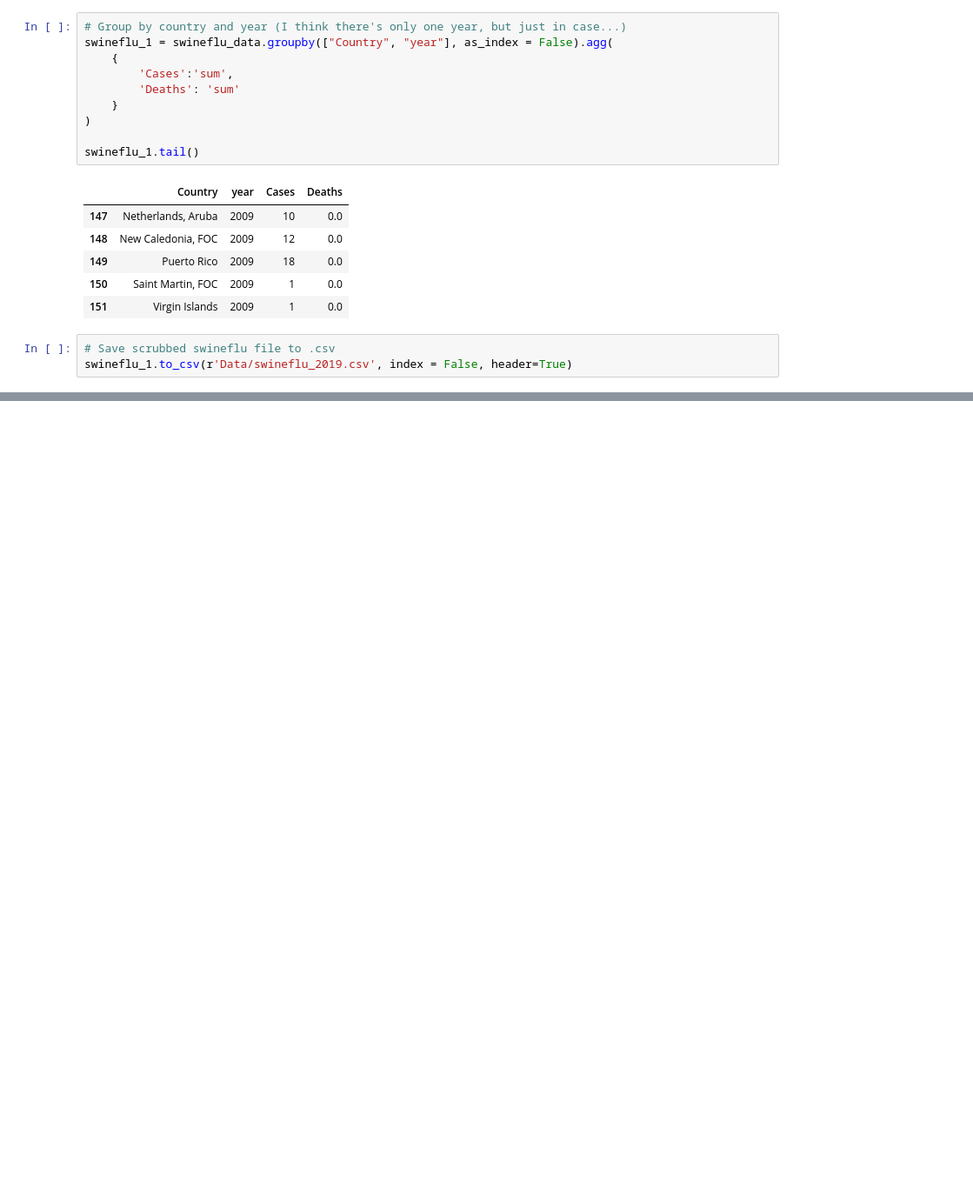
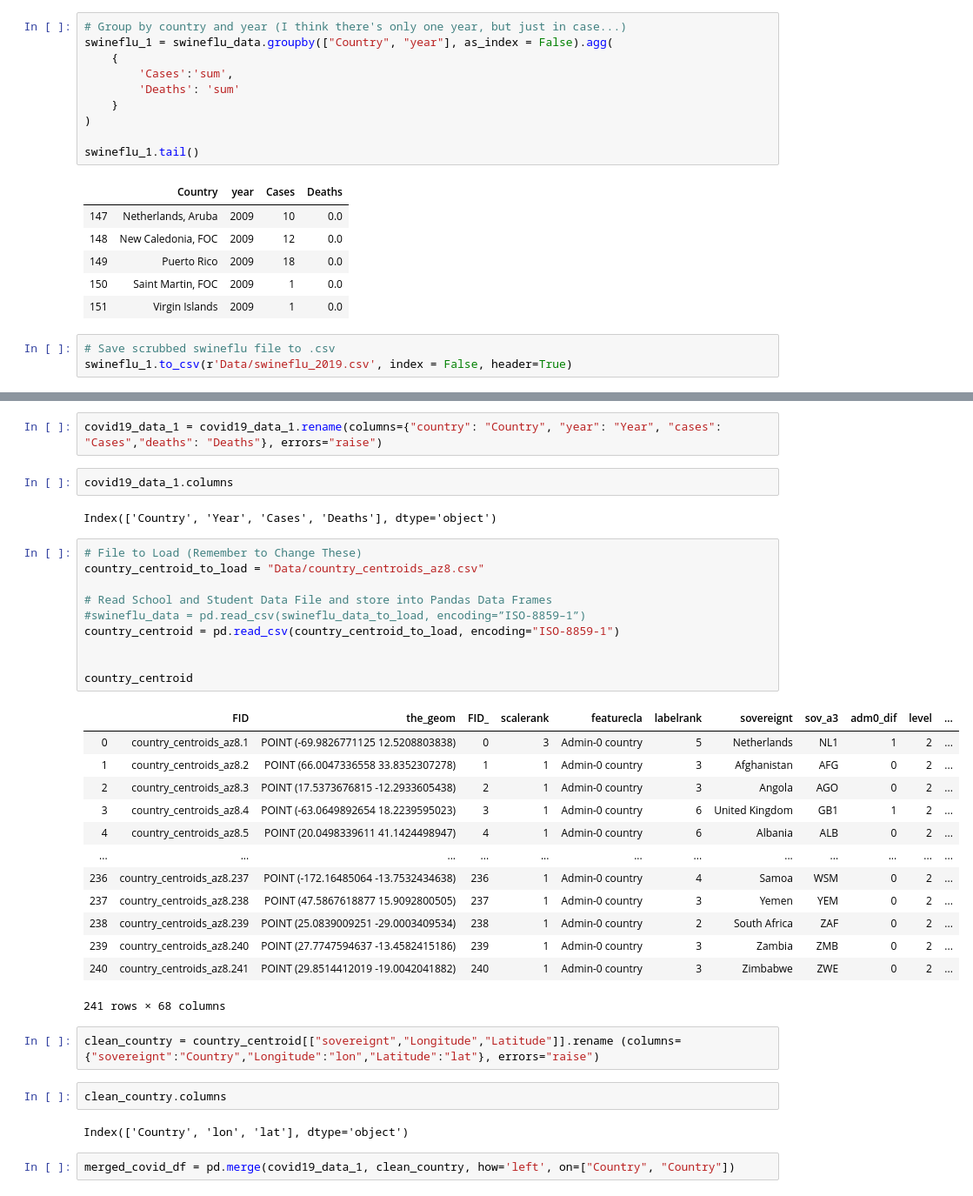
Before and after one commit to magcox5/Project2-Pandemic, a Jupyter notebook: swineflu_scrubbing.ipynb, the cells around one changed output, grey strips where cells are left out. Shown: that part at 87% size. Saved outputs shown, nothing was run; the diff lists cells and outputs as text; blank space fills up the shorter version.

Commit message:
upating data covid and notebook

```diff
--- a/swineflu_scrubbing.ipynb
+++ b/swineflu_scrubbing.ipynb
@@ -106,0 +172,38 @@ swineflu_1.to_csv(r'Data/swineflu_2019.csv', index = False, header=True)
+# %%
+covid19_data_1 = covid19_data_1.rename(columns={"country": "Country", "year": "Year", "cases": "Cases","deaths": "Deaths"}, errors="raise")
+# %%
+covid19_data_1.columns
+# %% [output]
+Index(['Country', 'Year', 'Cases', 'Deaths'], dtype='object')
+# %%
+# File to Load (Remember to Change These)
+country_centroid_to_load = "Data/country_centroids_az8.csv"
+
+# Read School and Student Data File and store into Pandas Data Frames
+#swineflu_data = pd.read_csv(swineflu_data_to_load, encoding=”ISO-8859–1”)
+country_centroid = pd.read_csv(country_centroid_to_load, encoding="ISO-8859-1")
+
+
+country_centroid
+# %% [output]
+|  | FID | the_geom | FID_ | scalerank | featurecla | labelrank | sovereignt | sov_a3 | adm0_dif | level | ... |
+| 0 | country_centroids_az8.1 | POINT (-69.9826771125 12.5208803838) | 0 | 3 | Admin-0 country | 5 | Netherlands | NL1 | 1 | 2 | ... |
+| 1 | country_centroids_az8.2 | POINT (66.0047336558 33.8352307278) | 1 | 1 | Admin-0 country | 3 | Afghanistan | AFG | 0 | 2 | ... |
+| 2 | country_centroids_az8.3 | POINT (17.5373676815 -12.2933605438) | 2 | 1 | Admin-0 country | 3 | Angola | AGO | 0 | 2 | ... |
+| 3 | country_centroids_az8.4 | POINT (-63.0649892654 18.2239595023) | 3 | 1 | Admin-0 country | 6 | United Kingdom | GB1 | 1 | 2 | ... |
+| 4 | country_centroids_az8.5 | POINT (20.0498339611 41.1424498947) | 4 | 1 | Admin-0 country | 6 | Albania | ALB | 0 | 2 | ... |
+| ... | ... | ... | ... | ... | ... | ... | ... | ... | ... | ... | ... |
+| 236 | country_centroids_az8.237 | POINT (-172.16485064 -13.7532434638) | 236 | 1 | Admin-0 country | 4 | Samoa | WSM | 0 | 2 | ... |
+| 237 | country_centroids_az8.238 | POINT (47.5867618877 15.9092800505) | 237 | 1 | Admin-0 country | 3 | Yemen | YEM | 0 | 2 | ... |
+| 238 | country_centroids_az8.239 | POINT (25.0839009251 -29.0003409534) | 238 | 1 | Admin-0 country | 2 | South Africa | ZAF | 0 | 2 | ... |
+| 239 | country_centroids_az8.240 | POINT (27.7747594637 -13.4582415186) | 239 | 1 | Admin-0 country | 3 | Zambia | ZMB | 0 | 2 | ... |
+| 240 | country_centroids_az8.241 | POINT (29.8514412019 -19.0042041882) | 240 | 1 | Admin-0 country | 3 | Zimbabwe | ZWE | 0 | 2 | ... |
+241 rows × 68 columns
+# %%
+clean_country = country_centroid[["sovereignt","Longitude","Latitude"]].rename (columns={"sovereignt":"Country","Longitude":"lon","Latitude":"lat"}, errors="raise")
+# %%
+clean_country.columns
+# %% [output]
+Index(['Country', 'lon', 'lat'], dtype='object')
+# %%
+merged_covid_df = pd.merge(covid19_data_1, clean_country, how='left', on=["Country", "Country"])
```
Also changed, not shown: parts of 12 cells of this notebook, 19 other files.
